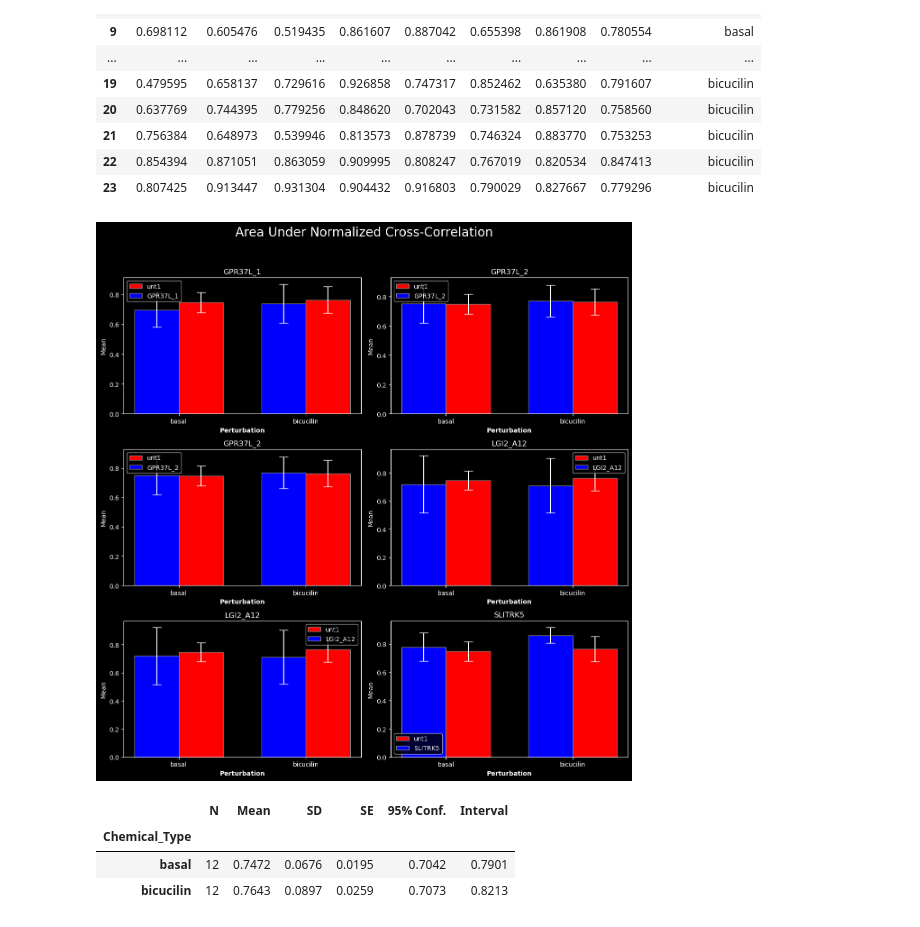
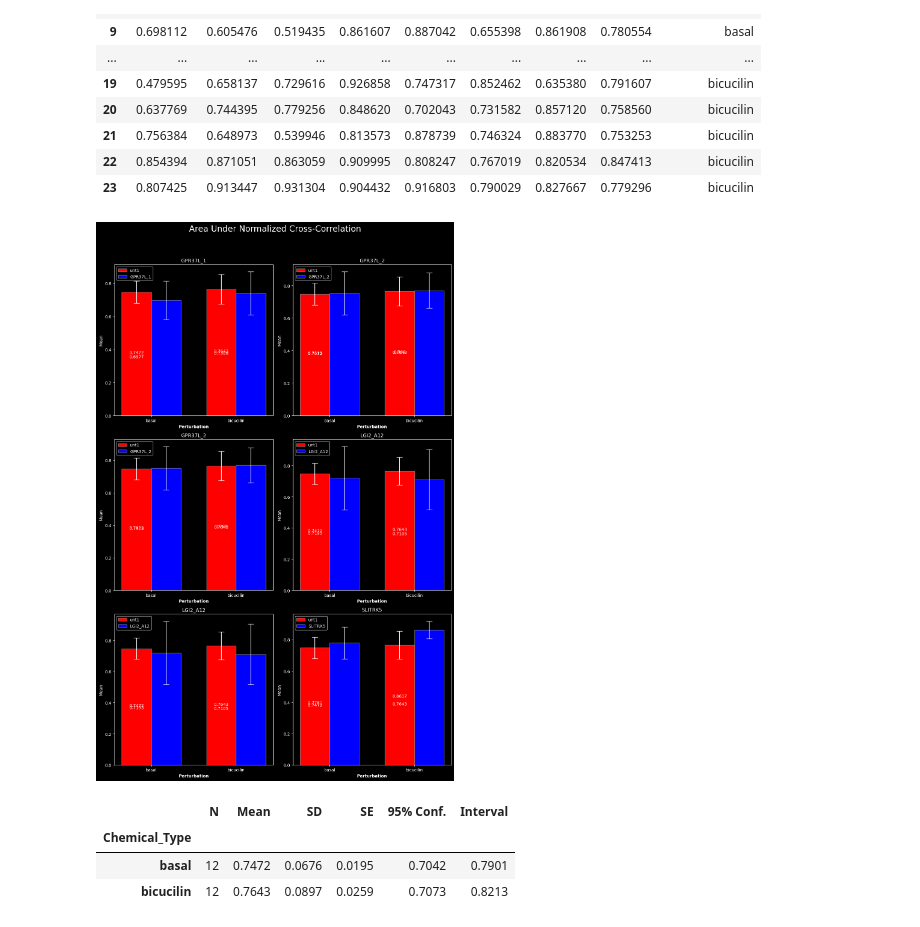
Before and after one commit to poojaparameswaran99/MEA_analysis, a Jupyter notebook: two_way_ANOVA_test.ipynb, the cells around one changed output. Drawn from its saved outputs; the diff is of its cells as text; code cells hidden in the pictures.

```diff
--- a/two_way_ANOVA_test.ipynb
+++ b/two_way_ANOVA_test.ipynb
@@ -113,8 +165,16 @@ def remove_mean_SEM(dictionary, chemical_type):
     return dictionary
 
 basal_dict = remove_mean_SEM(basal_dict, chemical_type="basal")
-bicucilin_dict = remove_mean_SEM(bicucilin_dict, chemical_type="bicucilin")
+bicu2uM_dict = remove_mean_SEM(bicu2uM_dict,chemical_type="bicucilin2uM")
+bicu6uM_dict = remove_mean_SEM(bicu6uM_dict, chemical_type="bicucilin6uM")
+bicu26uM_dict = remove_mean_SEM(bicu26uM_dict, chemical_type="bicucilin26uM")
+print(basal_dict['Number of Covered Electrodes'].columns)
 
-all_dicts = dict(zip(["basal", "bicucilin"],[basal_dict, bicucilin_dict]))
-all_dicts.keys()
+basal_dict = {key: rename_row_names(df) for key, df in basal_dict.items()}
+bicu2uM_dict = {key: rename_row_names(df) for key, df in bicu2uM_dict.items()}
+bicu6uM_dict = {key: rename_row_names(df) for key, df in bicu6uM_dict.items()}
+bicu26uM_dict = {key: rename_row_names(df) for key, df in bicu26uM_dict.items()}
+
+all_dicts = dict(zip(["basal", "bicucilin2uM"],[basal_dict, bicu2uM_dict]))
+all_dicts['basal']
 # %% [output]
@@ -164,40 +240,45 @@ def ensure_dirs_exists(path):
     if not os.path.exists(directory):
         os.makedirs(directory)
     return
+# %%
+
+# function to add value labels
+def addlabels(x,y, ax):
+    for i in range(len(x)):
+        ax.text(i, y[i]/2, y[i], ha = 'center')
 # %%
 def calculate_ANOVA(testparameter, df):
     cols=2
     rows=int(np.ceil((len(df.columns)-3)/cols)) # 3 cols not mutation genes
     bar_width=0.35
-    fig, axs = plt.subplots(rows, cols, figsize=(12,4*rows))
+    fig, axs = plt.subplots(rows, cols, figsize=(12,6*rows))
     fig.suptitle(testparameter, fontsize=20, y=1.03)
     for ri in range(rows):
         for ci in range(cols):
             ax = axs[ri, ci]
             mut_gene = rp.summary_cont(df.iloc[:, ri+ci].groupby(df['Chemical_Type']))
             unt1 = rp.summary_cont(df['unt1'].groupby(df['Chemical_Type']))
             categories=mut_gene.index
             r1 = range(len(mut_gene['Mean']))
             r2 = [x + bar_width for x in r1]
-            ax.bar(r2, unt1['Mean'], color='red', yerr=unt1['SD'],
+            ax.bar(r1, unt1['Mean'], color='red', yerr=unt1['SD'],
                    capsize=7, width=bar_width, edgecolor='grey', ecolor='white', label='unt1')
-            ax.bar(r1, mut_gene['Mean'], color='blue', yerr=mut_gene['SD'],
+            ax.bar(r2, mut_gene['Mean'], color='blue', yerr=mut_gene['SD'],
                    capsize=7, width=bar_width, edgecolor='grey', ecolor='white', label=df.columns[ri+ci])
-
+            addlabels(r1, unt1['Mean'], ax)
+            addlabels(r2, mut_gene['Mean'], ax)
             ax.set_xlabel('Perturbation', fontweight='bold')
             ax.set_xticks([r + bar_width/2 for r in range(len(mut_gene['Mean']))])
             ax.set_xticklabels(categories)
             ax.set_ylabel('Mean')
             ax.set_title(df.columns[ri+ci])
             ax.legend()
-
     plt.tight_layout()
     save_figfile = f"ANOVA_plots/{plate_type}_ANOVAtest/{testparameter}"
     ensure_dirs_exists(save_figfile)
     plt.savefig(save_figfile)
     plt.show()
 
-
 calculate_ANOVA('Area Under Normalized Cross-Correlation', data)
 # %% [output]
-[figure, old version]
+[figure, new version]
```
Also changed, not shown: parts of 8 cells of this notebook.
